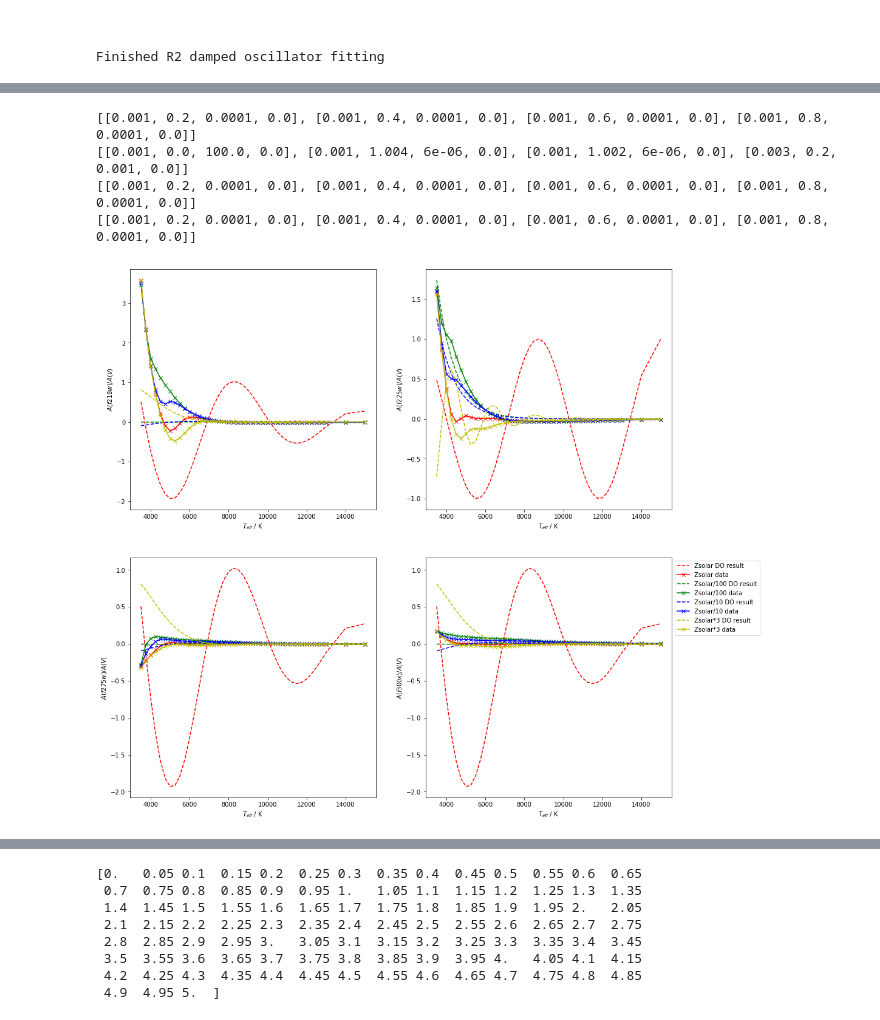
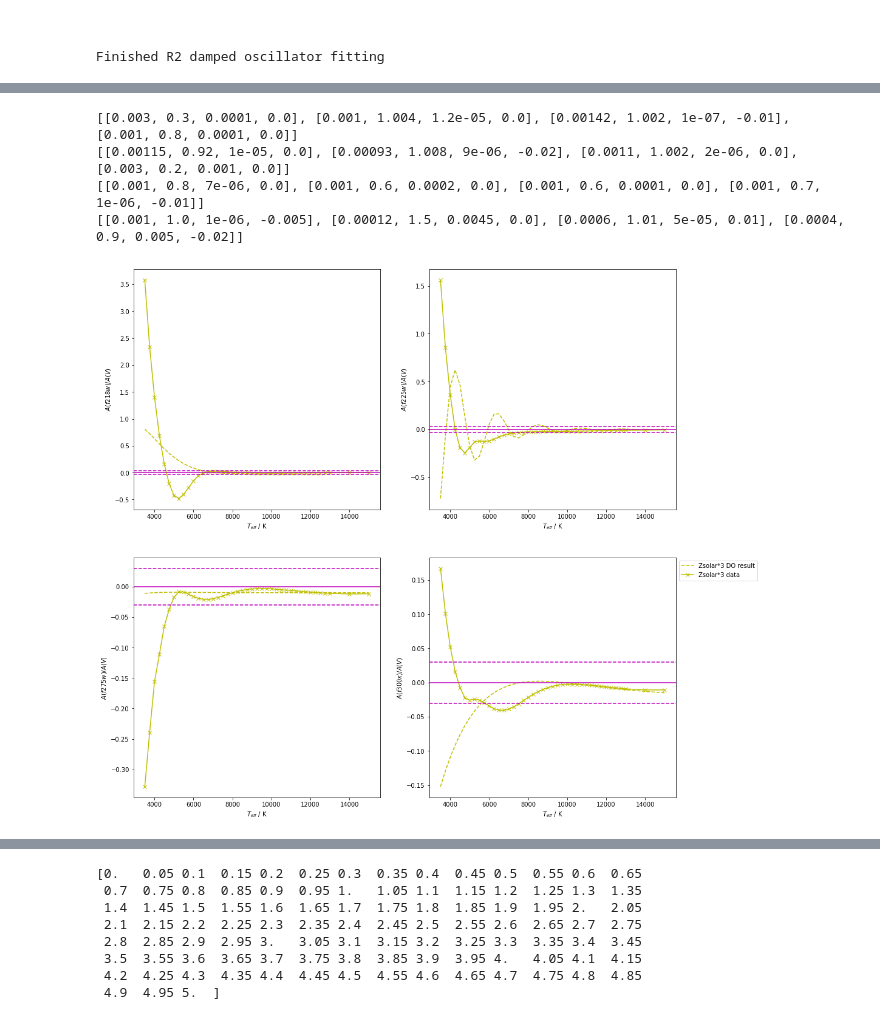
Before and after one commit to AlexlwAstro/phd_work, a Jupyter notebook: gaia_spectra_plots.ipynb, the cells around one changed output, grey strips where cells are left out. Drawn from its saved outputs; the diff is of its cells as text; code cells hidden in the pictures.

```diff
--- a/gaia_spectra_plots.ipynb
+++ b/gaia_spectra_plots.ipynb
@@ -2585,29 +2605,29 @@ with open(output_name,'w') as f:
     f.close()
 
 # d,zeta,k,r
-#
-manual_f218w_zs = [1.0e-03,0.2,1.0e-04,0.0] # red curve
-manual_f218w_z2 = [1.0e-03,0.4,1.0e-04,0.0] # green
-manual_f218w_z1 = [1.0e-03,0.6,1.0e-04,0.0] # blue
+# dosc_out = k*np.exp( s*(Tdata-Tmax) ) + r
+manual_f218w_zs = [3.0e-03,0.3,1.0e-04,0.0] # red curve
+manual_f218w_z2 = [1.0e-03,1.004,1.2e-05,0.0] # green
+manual_f218w_z1 = [1.42e-03,1.002,1.0e-07,-0.01] # blue
 manual_f218w_zh = [1.0e-03,0.8,1.0e-04,0.0] # yellow
 manual_f218w = [manual_f218w_zs,manual_f218w_z2,manual_f218w_z1,manual_f218w_zh]
 
-manual_f225w_zs = [1.0e-03,0.0,1.0e+02,0.0] # red
-manual_f225w_z2 = [1.0e-03,1.004,6.0e-06,0.0] # green
-manual_f225w_z1 = [1.0e-03,1.002,6.0e-06,0.0] # blue
+manual_f225w_zs = [1.15e-03,0.92,1.0e-05,0.0] # red
+manual_f225w_z2 = [9.3e-04,1.008,9.0e-06,-0.02] # green
+manual_f225w_z1 = [1.1e-03,1.002,2.0e-06,0.0] # blue
 manual_f225w_zh = [3.0e-03,0.2,1.0e-03,0.0] # yellow
 manual_f225w = [manual_f225w_zs,manual_f225w_z2,manual_f225w_z1,manual_f225w_zh]
 
-manual_f275w_zs = [1.0e-03,0.2,1.0e-04,0.0] # red
-manual_f275w_z2 = [1.0e-03,0.4,1.0e-04,0.0] # green
+manual_f275w_zs = [1.0e-03,0.8,7.0e-06,0.0] # red
+manual_f275w_z2 = [1.0e-03,0.6,2.0e-04,0.0] # green
 manual_f275w_z1 = [1.0e-03,0.6,1.0e-04,0.0] # blue
-manual_f275w_zh = [1.0e-03,0.8,1.0e-04,0.0] # yellow
+manual_f275w_zh = [1.0e-03,0.7,1.0e-06,-0.01] # yellow
 manual_f275w = [manual_f275w_zs,manual_f275w_z2,manual_f275w_z1,manual_f275w_zh]
 
-manual_f300x_zs = [1.0e-03,0.2,1.0e-04,0.0] # red
-manual_f300x_z2 = [1.0e-03,0.4,1.0e-04,0.0] # green
-manual_f300x_z1 = [1.0e-03,0.6,1.0e-04,0.0] # blue
-manual_f300x_zh = [1.0e-03,0.8,1.0e-04,0.0] # yellow
+manual_f300x_zs = [1.0e-03,1.0,1.0e-06,-0.005] # red
+manual_f300x_z2 = [1.2e-04,1.5,4.5e-03,0.0] # green
+manual_f300x_z1 = [6.0e-04,1.01,5.0e-05,0.01] # blue
+manual_f300x_zh = [4.0e-04,0.9,5.0e-03,-0.02] # yellow
 manual_f300x = [manual_f300x_zs,manual_f300x_z2,manual_f300x_z1,manual_f300x_zh]
 
 
@@ -2617,43 +2637,44 @@ for i in manual_coeffs:
 #nrows=4,ncols=4
 fig,dax = plt.subplots(nrows=2,ncols=2,figsize=(16, 16))
 dax = dax.ravel()
 # len(big_data_arr[0,:])
 for i in range(3,7):
     # Argument order: zs_data_arr,R2_Tmax,g,z (all preset), d,zeta,k,r (set manually)
     d_s,zeta_s,k_s,r_s = (manual_coeffs[i-3])[0]
     d_2,zeta_2,k_2,r_2 = (manual_coeffs[i-3])[1]
     d_1,zeta_1,k_1,r_1 = (manual_coeffs[i-3])[2]
     d_h,zeta_h,k_h,r_h = (manual_coeffs[i-3])[3]
     result_curve_zs,coeffs_s = coeffs_tinker_store(zs_data_arr,R2_Tmax,keyval,0.0,d_s,zeta_s,k_s,r_s,comb_filter_str[i-3],tinker_coeffs,file_out=output_name)
     result_curve_z2,coeffs_2 = coeffs_tinker_store(z2_data_arr,R2_Tmax,keyval,-2.0,d_2,zeta_2,k_2,r_2,comb_filter_str[i-3],tinker_coeffs,file_out=output_name)
     result_curve_z1,coeffs_1 = coeffs_tinker_store(z1_data_arr,R2_Tmax,keyval,-1.0,d_1,zeta_1,k_1,r_1,comb_filter_str[i-3],tinker_coeffs,file_out=output_name)
     result_curve_zh,coeffs_h = coeffs_tinker_store(zh_data_arr,R2_Tmax,keyval,0.5,d_h,zeta_h,k_h,r_h,comb_filter_str[i-3],tinker_coeffs,file_out=output_name)
 
-    dax[i-3].plot(zs_data_arr[:,0],result_curve_zs/max(result_curve_zs),'r',linestyle='--',label='Zsolar DO result')
-    dax[i-3].plot(zs_data_arr[:,0],zs_data_arr[:,i],'r',linestyle='-',marker='x',label='Zsolar data')
-    dax[i-3].plot(z2_data_arr[:,0],result_curve_z2,'g',linestyle='--',label='Zsolar/100 DO result')
-    dax[i-3].plot(z2_data_arr[:,0],z2_data_arr[:,i],'g',marker='x',label='Zsolar/100 data')
-    dax[i-3].plot(z1_data_arr[:,0],result_curve_z1,'b',linestyle='--',label='Zsolar/10 DO result')
-    dax[i-3].plot(z1_data_arr[:,0],z1_data_arr[:,i],'b',marker='x',label='Zsolar/10 data')
+    #dax[i-3].plot(zs_data_arr[:,0],result_curve_zs,'r',linestyle='--',label='Zsolar DO result')
+    #dax[i-3].plot(zs_data_arr[:,0],zs_data_arr[:,i],'r',linestyle='-',marker='x',label='Zsolar data')
+    #dax[i-3].plot(z2_data_arr[:,0],result_curve_z2,'g',linestyle='--',label='Zsolar/100 DO result')
+    #dax[i-3].plot(z2_data_arr[:,0],z2_data_arr[:,i],'g',marker='x',label='Zsolar/100 data')
+    #dax[i-3].plot(z1_data_arr[:,0],result_curve_z1,'b',linestyle='--',label='Zsolar/10 DO result')
+    #dax[i-3].plot(z1_data_arr[:,0],z1_data_arr[:,i],'b',marker='x',label='Zsolar/10 data')
     dax[i-3].plot(zh_data_arr[:,0],result_curve_zh,'y',linestyle='--',label='Zsolar*3 DO result')
     dax[i-3].plot(zh_data_arr[:,0],zh_data_arr[:,i],'y',marker='x',label='Zsolar*3 data')
     dax[i-3].set_xlabel(var_names_comb[0])
     dax[i-3].set_ylabel(var_names_comb[i-1])
-    #dax[i-3].axhline(y=0,color='m')
-    """
+    dax[i-3].axhline(y=0,color='m')
+
     dax[i-3].axhline(y=0.03,color='m',linestyle='--')
     dax[i-3].axhline(y=-0.03,color='m',linestyle='--')
+    """
     dax[i-3].axhline(y=0.02,color='m',linestyle='-.')
     dax[i-3].axhline(y=-0.02,color='m',linestyle='-.')
     """
 plt.legend(loc='upper left', bbox_to_anchor=(1.0, 1.0))
 plt.show()
 
 for i in tinker_coeffs:
     print i
 # %% [output]
-[[0.001, 0.2, 0.0001, 0.0], [0.001, 0.4, 0.0001, 0.0], [0.001, 0.6, 0.0001, 0.0], [0.001, 0.8, 0.0001, 0.0]]
-[[0.001, 0.0, 100.0, 0.0], [0.001, 1.004, 6e-06, 0.0], [0.001, 1.002, 6e-06, 0.0], [0.003, 0.2, 0.001, 0.0]]
-[[0.001, 0.2, 0.0001, 0.0], [0.001, 0.4, 0.0001, 0.0], [0.001, 0.6, 0.0001, 0.0], [0.001, 0.8, 0.0001, 0.0]]
-[[0.001, 0.2, 0.0001, 0.0], [0.001, 0.4, 0.0001, 0.0], [0.001, 0.6, 0.0001, 0.0], [0.001, 0.8, 0.0001, 0.0]]
+[[0.003, 0.3, 0.0001, 0.0], [0.001, 1.004, 1.2e-05, 0.0], [0.00142, 1.002, 1e-07, -0.01], [0.001, 0.8, 0.0001, 0.0]]
+[[0.00115, 0.92, 1e-05, 0.0], [0.00093, 1.008, 9e-06, -0.02], [0.0011, 1.002, 2e-06, 0.0], [0.003, 0.2, 0.001, 0.0]]
+[[0.001, 0.8, 7e-06, 0.0], [0.001, 0.6, 0.0002, 0.0], [0.001, 0.6, 0.0001, 0.0], [0.001, 0.7, 1e-06, -0.01]]
+[[0.001, 1.0, 1e-06, -0.005], [0.00012, 1.5, 0.0045, 0.0], [0.0006, 1.01, 5e-05, 0.01], [0.0004, 0.9, 0.005, -0.02]]
-[figure, old version]
+[figure, new version]
```
Also changed, not shown: parts of 4 cells of this notebook, 13 other files.
